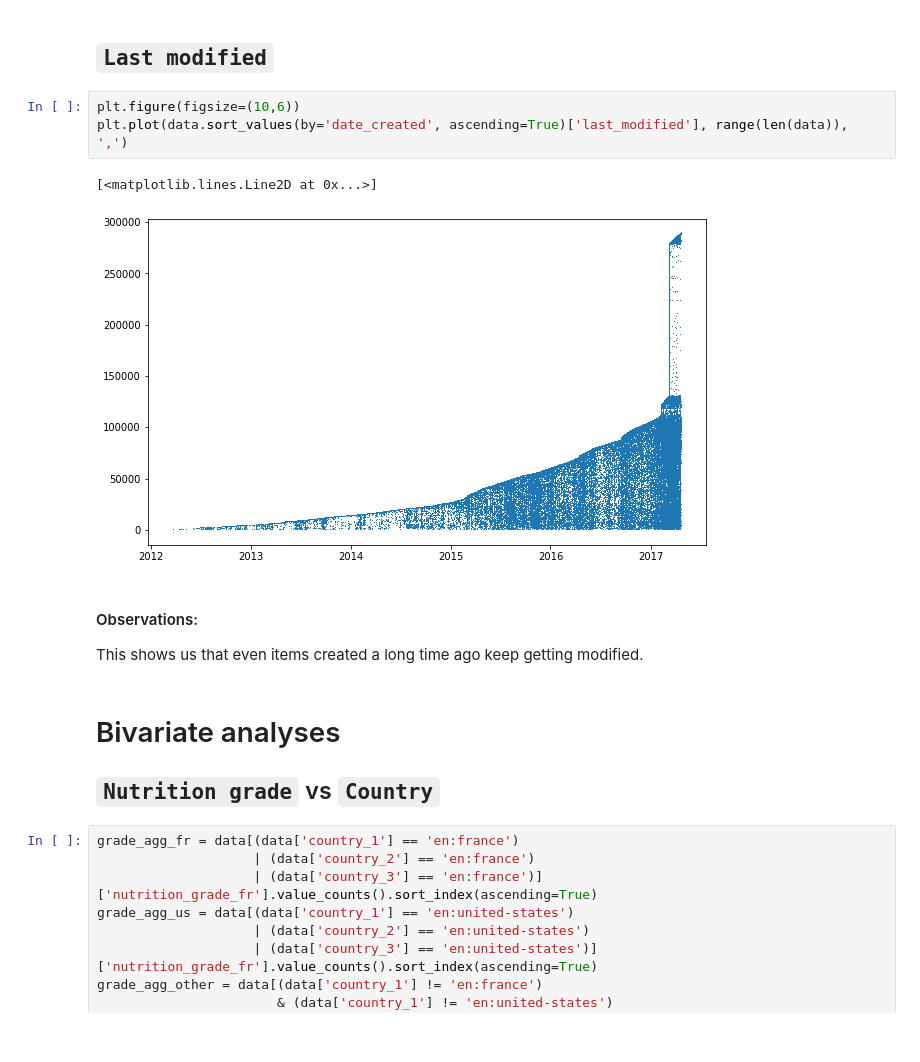
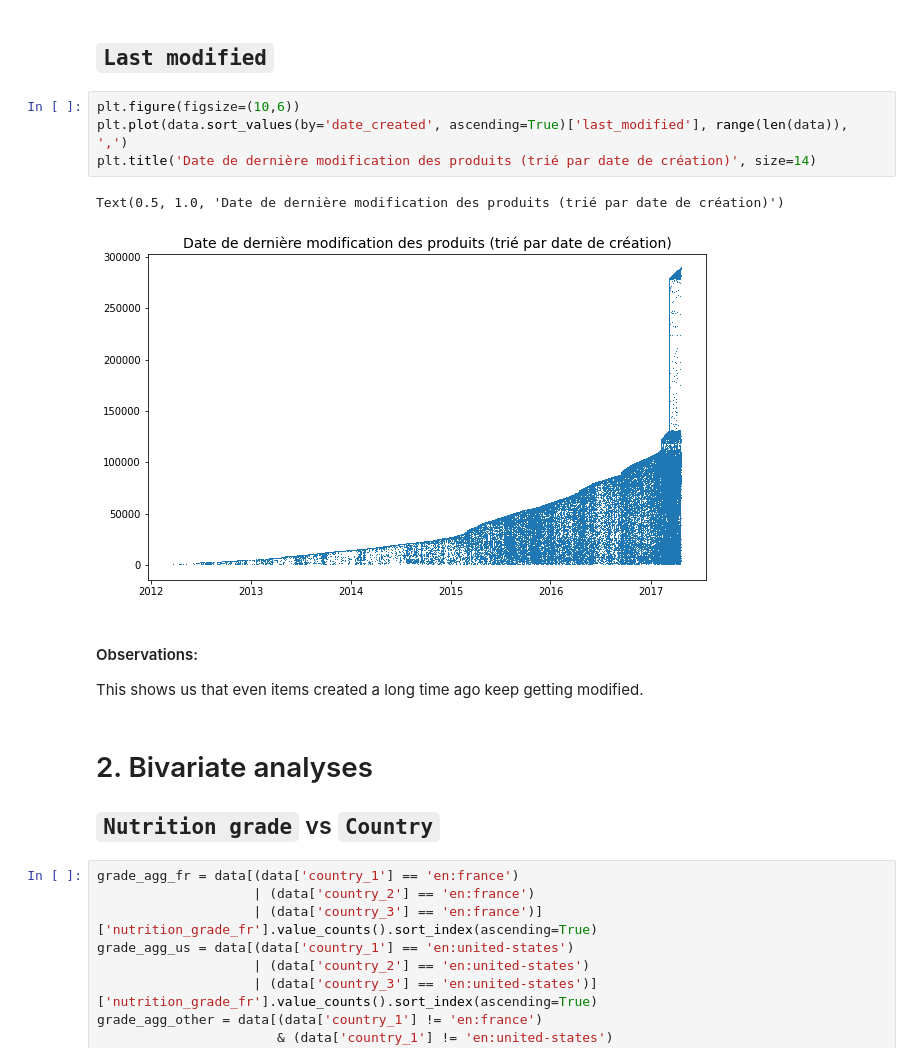
Before and after one commit to Axelibnida/My_projects, a Jupyter notebook: Data cleaning and Analyses/Data_analysis.ipynb, the cells around one changed output. Cells and saved outputs as stored; diff of their text form.

```diff
--- a/Data cleaning and Analyses/Data_analysis.ipynb
+++ b/Data cleaning and Analyses/Data_analysis.ipynb
@@ -399,16 +531,17 @@ We can see that items are added steadily over time, with a huge spike of added i
 # %%
 plt.figure(figsize=(10,6))
 plt.plot(data.sort_values(by='date_created', ascending=True)['last_modified'], range(len(data)), ',')
+plt.title('Date de dernière modification des produits (trié par date de création)', size=14)
 # %% [output]
-[<matplotlib.lines.Line2D at 0x...>]
+Text(0.5, 1.0, 'Date de dernière modification des produits (trié par date de création)')
-[figure, old version]
+[figure, new version]
 # %% [markdown]
 #### Observations:
 
 This shows us that even items created a long time ago keep getting modified.
 # %% [markdown]
 <a name='bivariate_analyses'></a>
-# Bivariate analyses
+# 2. Bivariate analyses
 
 ## `Nutrition grade` vs `Country`
 # %%
```
Also changed, not shown: parts of 85 cells of this notebook, 2 other files.
